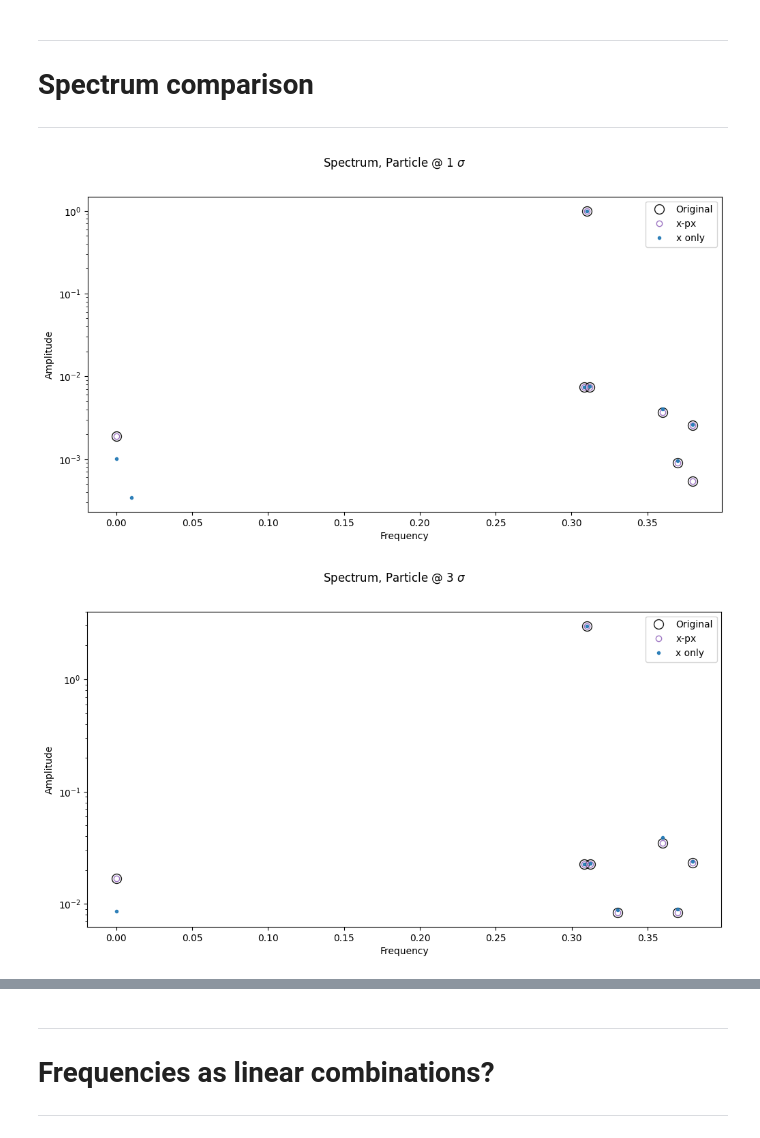
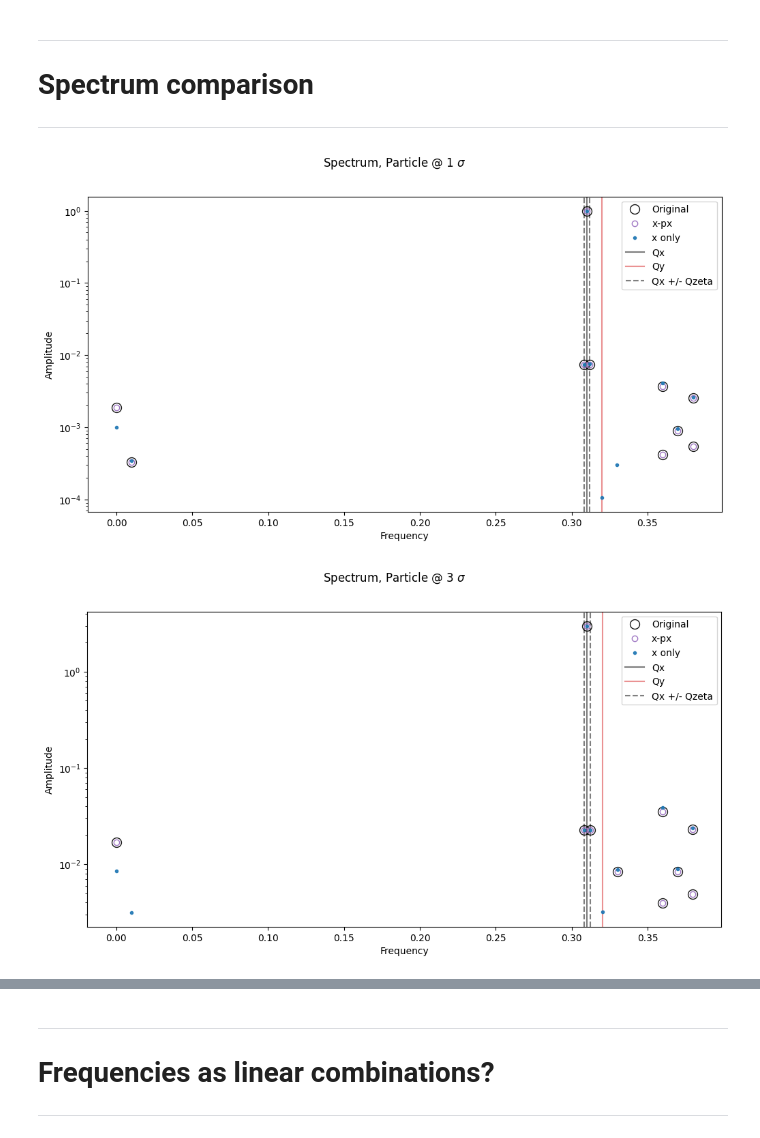
Before and after one commit to xsuite/sussix, a Jupyter notebook: examples/LHC_tracking.ipynb, the cells around one changed output, grey strips where cells are left out. Drawn from its saved outputs; the diff is of its cells as text; code cells hidden in the pictures.

```diff
--- a/examples/LHC_tracking.ipynb
+++ b/examples/LHC_tracking.ipynb
@@ -140,7 +140,7 @@ x-px  : 0.3104867166661067
 # %%
 #-----------------------------
 # PARAMETERS
-n_harm = 8
+n_harm = 10
 nturns = 100
 #-----------------------------
 
@@ -234,19 +234,26 @@ Text(0, 0.5, '$\\tilde x/\\sqrt{\\varepsilon_x}$')
 # %%
 particles = particles_on_p
 for part,sigma in zip(particles,[1,3,5]):
     plt.figure(figsize=(12,6))
     plt.suptitle(f'Spectrum, Particle @ {sigma} $\sigma$')
     spectrum_x    = sussix.get_spectrum(part['x']           ,number_of_harmonics = n_harm,Hann_order=2)
     spectrum_x_px = sussix.get_spectrum(part['x'],part['px'],number_of_harmonics = n_harm,Hann_order=2)
 
+    fundamental_tunes = [sussix.get_tune(part[f'{plane}'],part[f'p{plane}'],Hann_order=2) for plane in ['x','y','zeta']]
+
     plt.plot( np.abs(part['dfx'].frequency[:n_harm]),np.abs(part['dfx'].amplitude[:n_harm]),'o',ms=10,mfc='none',   color='black' ,alpha=0.9,label='Original')
     plt.plot( np.abs(spectrum_x_px.frequency),np.abs(spectrum_x_px.amplitude),'o',mfc='none',   color='C4' ,alpha=0.9,label='x-px')
     plt.plot( np.abs(spectrum_x.frequency)   ,np.abs(spectrum_x.amplitude),'.'   ,                    color='C0' ,alpha=0.9,label='x only')
+
+    plt.axvline(fundamental_tunes[0],color='k',label='Qx',zorder = -100,alpha=0.5)
+    plt.axvline(fundamental_tunes[1],color='C3',label='Qy',zorder = -100,alpha=0.5)
+    plt.axvline(fundamental_tunes[0]+fundamental_tunes[2],ls='--',color='k',label='Qx +/- Qzeta',zorder = -100,alpha=0.5)
+    plt.axvline(fundamental_tunes[0]-fundamental_tunes[2],ls='--',color='k',zorder = -100,alpha=0.5)
 
     plt.legend()
     plt.yscale('log')
     plt.xlabel(rf'Frequency')
     plt.ylabel(rf'Amplitude')
 # %% [output]
-[figure, old version]
+[figure, new version]
-[figure, old version]
+[figure, new version]
```
Also changed, not shown: parts of 6 cells of this notebook.
